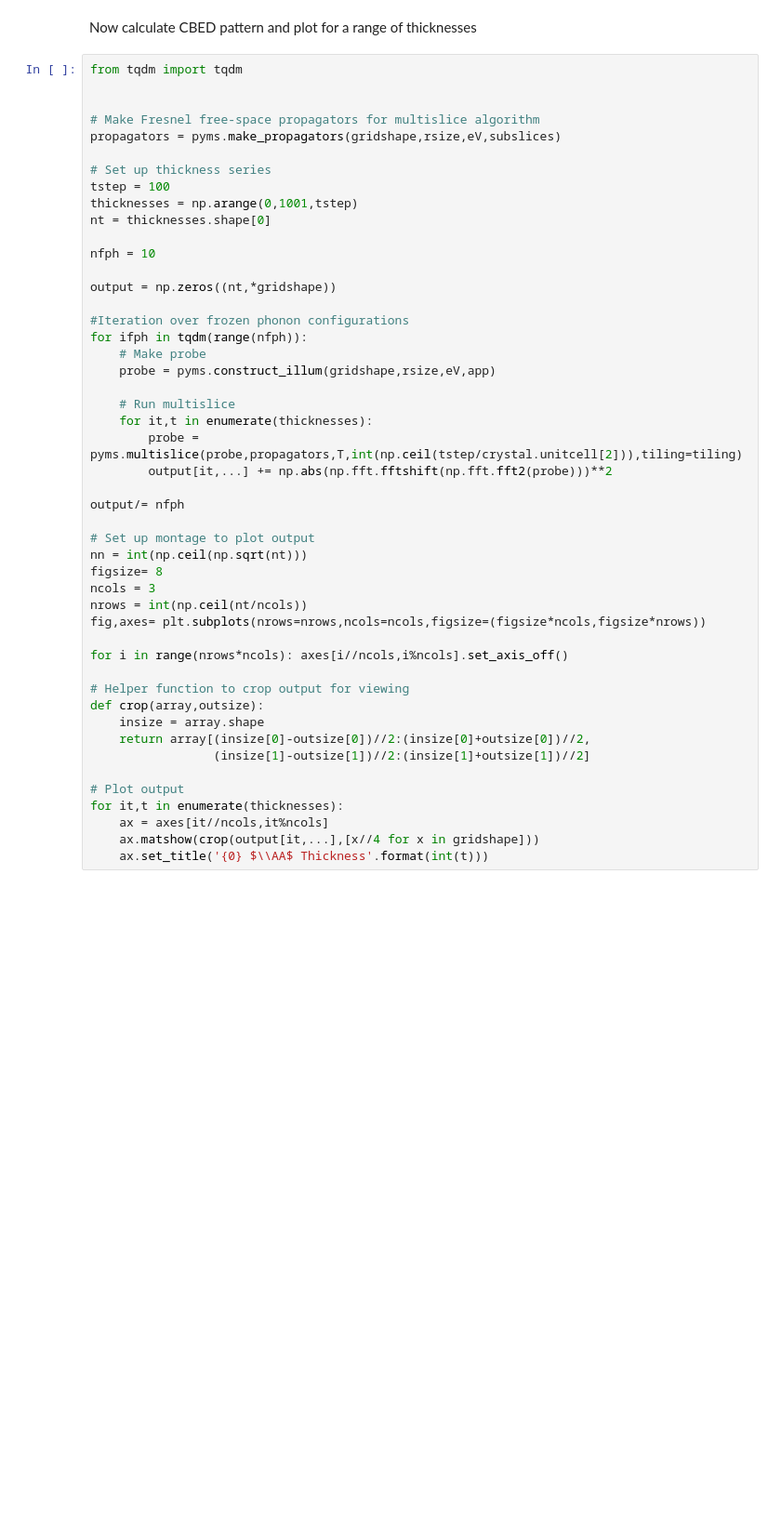
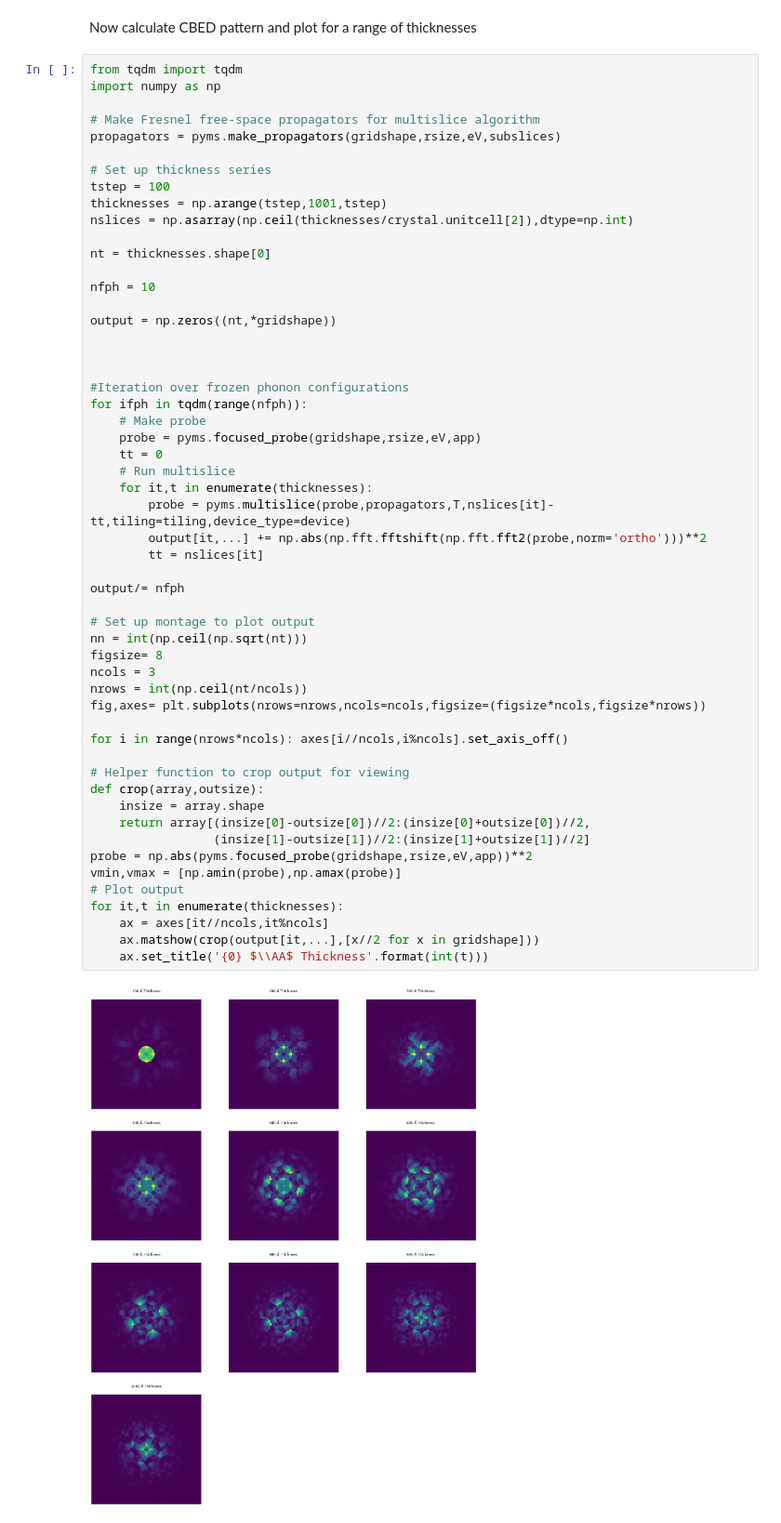
Before and after one commit to HamishGBrown/py_multislice, a Jupyter notebook: Demos/CBED.ipynb, the cells around one changed output. Shown at 93% size. Saved outputs shown, nothing was run; the diff lists cells and outputs as text; blank space fills up the shorter version.

```diff
--- a/Demos/CBED.ipynb
+++ b/Demos/CBED.ipynb
@@ -68,49 +97,57 @@ for i in range(nrows):
 Now calculate CBED pattern and plot for a range of thicknesses
 # %%
 from tqdm import tqdm
-
+import numpy as np
 
 # Make Fresnel free-space propagators for multislice algorithm
 propagators = pyms.make_propagators(gridshape,rsize,eV,subslices)
 
 # Set up thickness series
 tstep = 100
-thicknesses = np.arange(0,1001,tstep)
+thicknesses = np.arange(tstep,1001,tstep)
+nslices = np.asarray(np.ceil(thicknesses/crystal.unitcell[2]),dtype=np.int)
+
 nt = thicknesses.shape[0]
 
 nfph = 10
 
 output = np.zeros((nt,*gridshape))
 
+
+
 #Iteration over frozen phonon configurations
 for ifph in tqdm(range(nfph)):
     # Make probe
-    probe = pyms.construct_illum(gridshape,rsize,eV,app)
-
+    probe = pyms.focused_probe(gridshape,rsize,eV,app)
+    tt = 0
     # Run multislice
     for it,t in enumerate(thicknesses):
-        probe = pyms.multislice(probe,propagators,T,int(np.ceil(tstep/crystal.unitcell[2])),tiling=tiling)
-        output[it,...] += np.abs(np.fft.fftshift(np.fft.fft2(probe)))**2
+        probe = pyms.multislice(probe,propagators,T,nslices[it]-tt,tiling=tiling,device_type=device)
+        output[it,...] += np.abs(np.fft.fftshift(np.fft.fft2(probe,norm='ortho')))**2
+        tt = nslices[it]
 
 output/= nfph
 
 # Set up montage to plot output
 nn = int(np.ceil(np.sqrt(nt)))
 figsize= 8
 ncols = 3
 nrows = int(np.ceil(nt/ncols))
 fig,axes= plt.subplots(nrows=nrows,ncols=ncols,figsize=(figsize*ncols,figsize*nrows))
 
 for i in range(nrows*ncols): axes[i//ncols,i%ncols].set_axis_off()
 
 # Helper function to crop output for viewing
 def crop(array,outsize):
     insize = array.shape
     return array[(insize[0]-outsize[0])//2:(insize[0]+outsize[0])//2,
                  (insize[1]-outsize[1])//2:(insize[1]+outsize[1])//2]
-
+probe = np.abs(pyms.focused_probe(gridshape,rsize,eV,app))**2
+vmin,vmax = [np.amin(probe),np.amax(probe)]
 # Plot output
 for it,t in enumerate(thicknesses):
     ax = axes[it//ncols,it%ncols]
-    ax.matshow(crop(output[it,...],[x//4 for x in gridshape]))
+    ax.matshow(crop(output[it,...],[x//2 for x in gridshape]))
     ax.set_title('{0} $\\AA$ Thickness'.format(int(t)))
+# %% [output]
+[figure, added]
```
Also changed, not shown: parts of 2 cells of this notebook, 10 other files.
